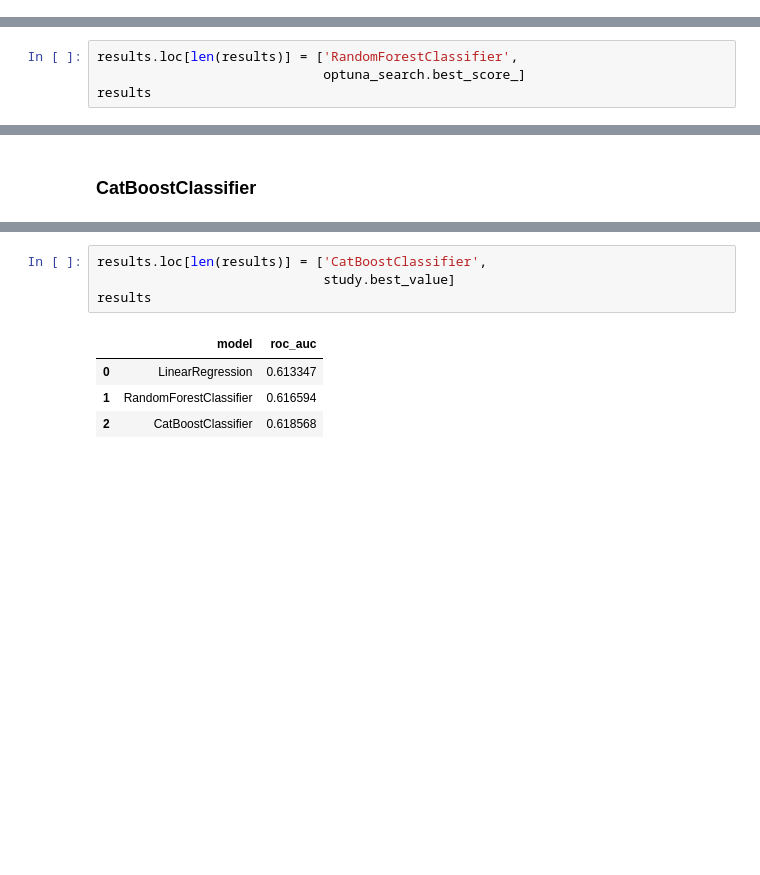
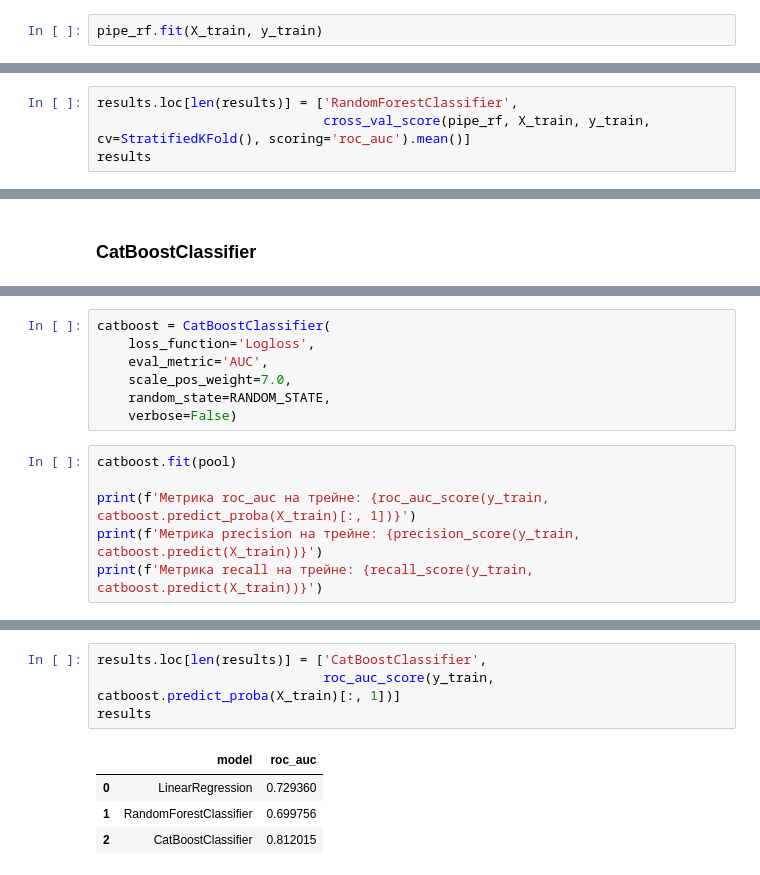
Before and after one commit to NikolaiUsov/credit_scoring, a Jupyter notebook: EDA.ipynb, the cells around one changed output, grey strips where cells are left out. Saved outputs shown, nothing was run; the diff lists cells and outputs as text; blank space fills up the shorter version.

```diff
--- a/EDA.ipynb
+++ b/EDA.ipynb
@@ -406,0 +452,2 @@ optuna_search.best_params_
+# %%
+pipe_rf.fit(X_train, y_train)
@@ -407,6 +483,6 @@ optuna_search.best_params_
 # %%
 results.loc[len(results)] = ['RandomForestClassifier',
-                             optuna_search.best_score_]
+                             cross_val_score(pipe_rf, X_train, y_train, cv=StratifiedKFold(), scoring='roc_auc').mean()]
 results
 # %% [output]
 |  | model | roc_auc |
@@ -482,0 +496,13 @@ study.best_value
+# %%
+catboost = CatBoostClassifier(
+    loss_function='Logloss',
+    eval_metric='AUC',
+    scale_pos_weight=7.0,
+    random_state=RANDOM_STATE,
+    verbose=False)
+# %%
+catboost.fit(pool)
+
+print(f'Метрика roc_auc на трейне: {roc_auc_score(y_train, catboost.predict_proba(X_train)[:, 1])}')
+print(f'Метрика precision на трейне: {precision_score(y_train, catboost.predict(X_train))}')
+print(f'Метрика recall на трейне: {recall_score(y_train, catboost.predict(X_train))}')
@@ -483,9 +522,9 @@ study.best_value
 # %%
 results.loc[len(results)] = ['CatBoostClassifier',
-                             study.best_value]
+                             roc_auc_score(y_train, catboost.predict_proba(X_train)[:, 1])]
 results
 # %% [output]
 |  | model | roc_auc |
-| 0 | LinearRegression | 0.613347 |
-| 1 | RandomForestClassifier | 0.616594 |
-| 2 | CatBoostClassifier | 0.618568 |
+| 0 | LinearRegression | 0.729360 |
+| 1 | RandomForestClassifier | 0.699756 |
+| 2 | CatBoostClassifier | 0.812015 |
```
Also changed, not shown: parts of 90 cells of this notebook, 4 other files.
